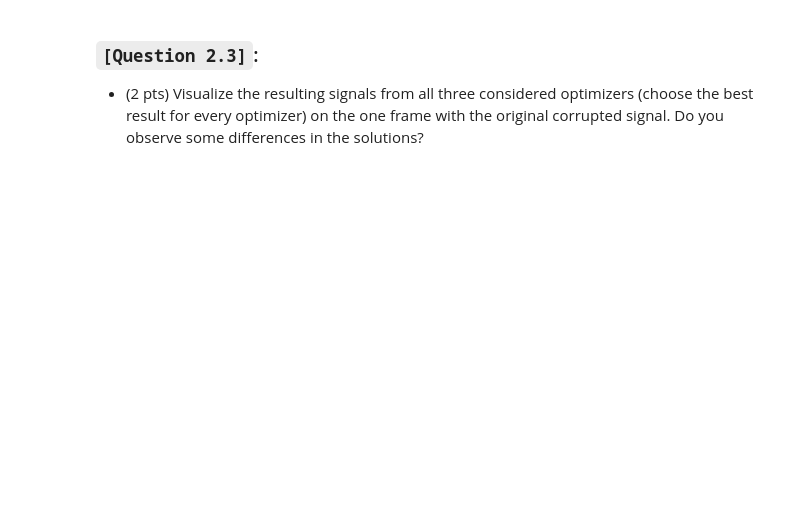
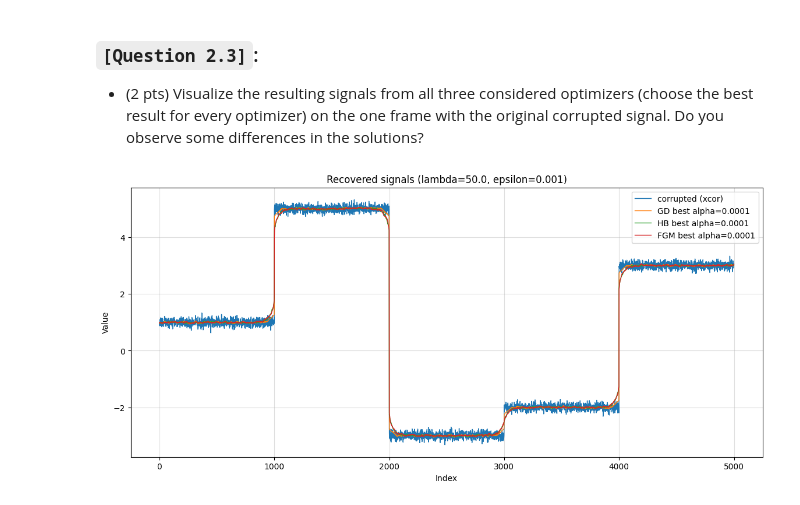
Before and after one commit to tauantorres/masters-degree-mipt-optimization, a Jupyter notebook: hw5.ipynb, the cells around one changed output. Saved outputs shown, nothing was run; the diff lists cells and outputs as text; code cells hidden in the pictures; blank space fills up the shorter version.

```diff
--- a/hw5.ipynb
+++ b/hw5.ipynb
@@ -497,0 +999,14 @@ plt.grid(alpha=0.5); plt.plot(xcor); plt.show()
+# %%
+def summarize_solution(x: Array, *, xcor: Array, lam: float, epsilon: float) -> Dict[str, float]:
+    data_term: float = float(np.sum((x - xcor) ** 2))
+    reg_term: float = float(atv_value(x=x, epsilon=epsilon))
+    full: float = data_term + lam * reg_term
+    return {"data_term": data_term, "atv": reg_term, "objective": full}
+
+
+for eps in eps_list:
+    best = pick_best_alpha_per_method(results=all_eps_results[eps])
+    print(f"\n===== epsilon = {eps:g} =====")
+    for method_name, (alpha_star, res_star) in best.items():
+        stats = summarize_solution(x=res_star.x, xcor=xcor, lam=LAMBDA, epsilon=eps)
+        print(f"{method_name}: best alpha={alpha_star:g} | objective={stats['objective']:.6e} | data={stats['data_term']:.6e} | atv={stats['atv']:.6e}")
@@ -499,3 +1034,21 @@ plt.grid(alpha=0.5); plt.plot(xcor); plt.show()
 ### `[Question 2.3]`:
 
 - (2 pts) Visualize the resulting signals from all three considered optimizers (choose the best result for every optimizer) on the one frame with the original corrupted signal. Do you observe some differences in the solutions?
+# %%
+EPS_REPORT: float = EPSILON
+
+best_23 = pick_best_alpha_per_method(results=all_eps_results[EPS_REPORT])
+
+plt.figure(figsize=(14, 6))
+plt.plot(xcor, linewidth=1.0, label="corrupted (xcor)")
+
+for method_name in ["GD", "HB", "FGM"]:
+    alpha_star, res_star = best_23[method_name]
+    plt.plot(res_star.x, linewidth=1.0, label=f"{method_name} best alpha={alpha_star:g}")
+
+plt.title(f"Recovered signals (lambda={LAMBDA}, epsilon={EPS_REPORT})")
+plt.xlabel("Index"); plt.ylabel("Value")
+plt.grid(alpha=0.4); plt.legend()
+plt.show()
+# %% [output]
+[figure, added]
```
Also changed, not shown: parts of 9 cells of this notebook.
